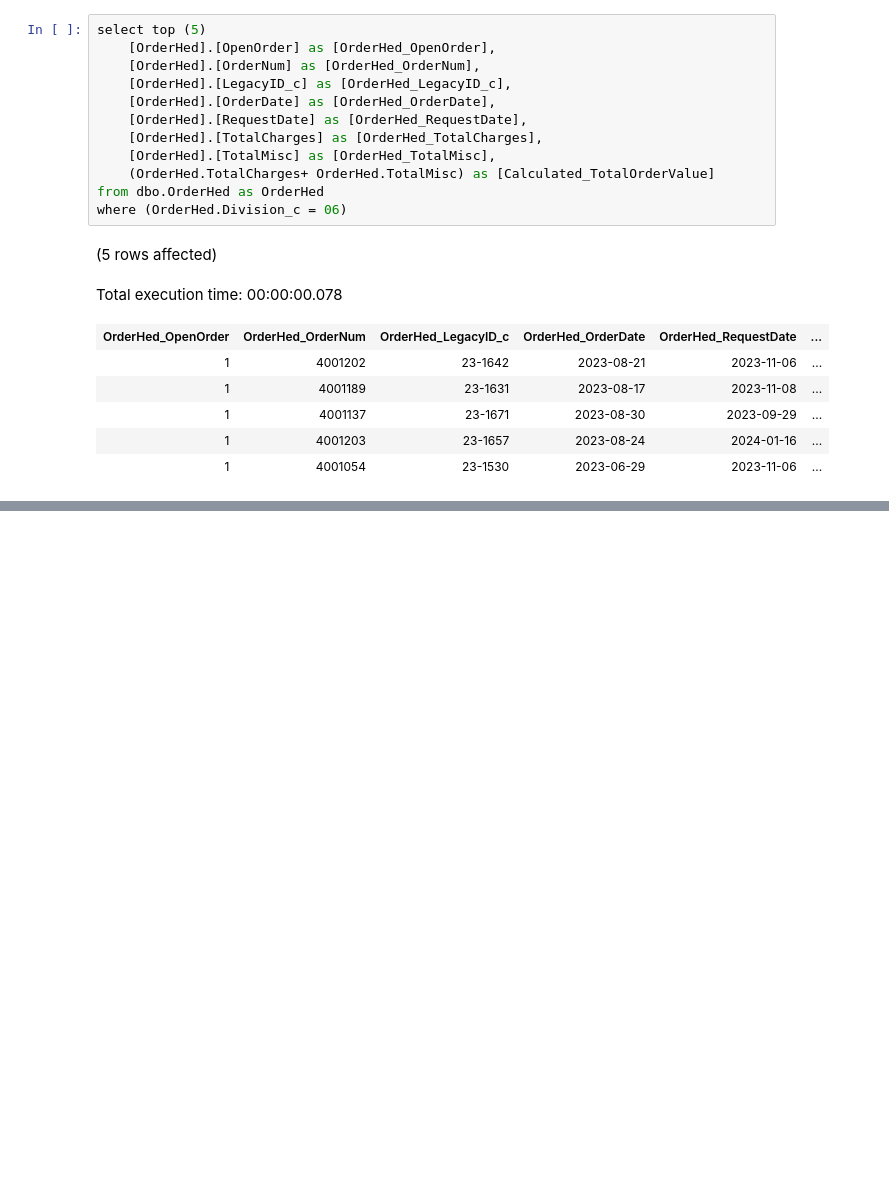
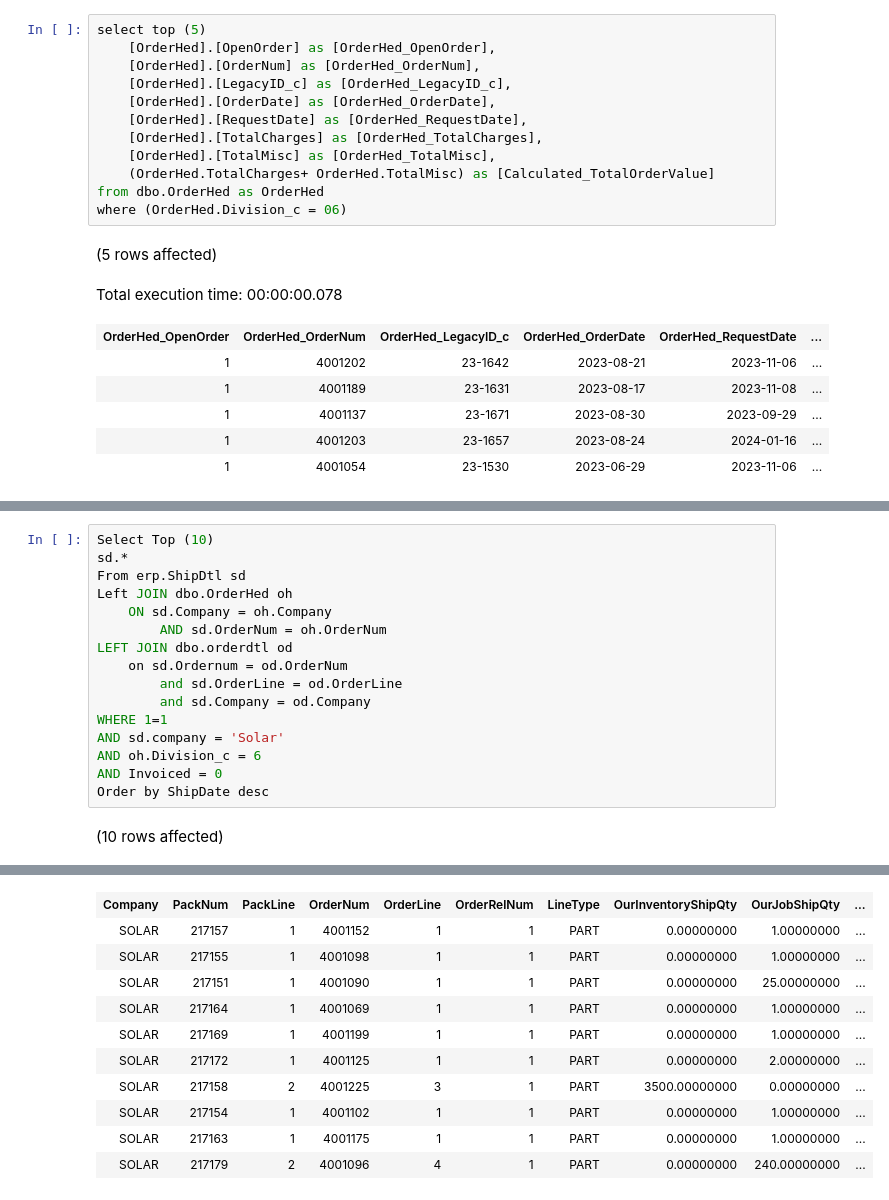
Before and after one commit to mdelisio/SQL-Scripts, a Jupyter notebook: Notebook-ebos order forecast.ipynb, the cells around one changed output, grey strips where cells are left out. Cells and saved outputs as stored; diff of their text form; blank space fills up the shorter version.

```diff
--- a/Notebook-ebos order forecast.ipynb
+++ b/Notebook-ebos order forecast.ipynb
@@ -110,0 +156,18 @@ Total execution time: 00:00:00.078
+# %%
+Select Top (10)
+sd.*
+From erp.ShipDtl sd
+Left JOIN dbo.OrderHed oh
+    ON sd.Company = oh.Company
+        AND sd.OrderNum = oh.OrderNum
+LEFT JOIN dbo.orderdtl od
+    on sd.Ordernum = od.OrderNum
+        and sd.OrderLine = od.OrderLine
+        and sd.Company = od.Company
+WHERE 1=1
+AND sd.company = 'Solar'
+AND oh.Division_c = 6
+AND Invoiced = 0
+Order by ShipDate desc
+# %% [output]
+(10 rows affected)
@@ -110,0 +175,11 @@ Total execution time: 00:00:00.078
+| Company | PackNum | PackLine | OrderNum | OrderLine | OrderRelNum | LineType | OurInventoryShipQty | OurJobShipQty | ... |
+| SOLAR | 217157 | 1 | 4001152 | 1 | 1 | PART | 0.00000000 | 1.00000000 | ... |
+| SOLAR | 217155 | 1 | 4001098 | 1 | 1 | PART | 0.00000000 | 1.00000000 | ... |
+| SOLAR | 217151 | 1 | 4001090 | 1 | 1 | PART | 0.00000000 | 25.00000000 | ... |
+| SOLAR | 217164 | 1 | 4001069 | 1 | 1 | PART | 0.00000000 | 1.00000000 | ... |
+| SOLAR | 217169 | 1 | 4001199 | 1 | 1 | PART | 0.00000000 | 1.00000000 | ... |
+| SOLAR | 217172 | 1 | 4001125 | 1 | 1 | PART | 0.00000000 | 2.00000000 | ... |
+| SOLAR | 217158 | 2 | 4001225 | 3 | 1 | PART | 3500.00000000 | 0.00000000 | ... |
+| SOLAR | 217154 | 1 | 4001102 | 1 | 1 | PART | 0.00000000 | 1.00000000 | ... |
+| SOLAR | 217163 | 1 | 4001175 | 1 | 1 | PART | 0.00000000 | 1.00000000 | ... |
+| SOLAR | 217179 | 2 | 4001096 | 4 | 1 | PART | 0.00000000 | 240.00000000 | ... |
```
Also changed, not shown: parts of 4 cells of this notebook.
